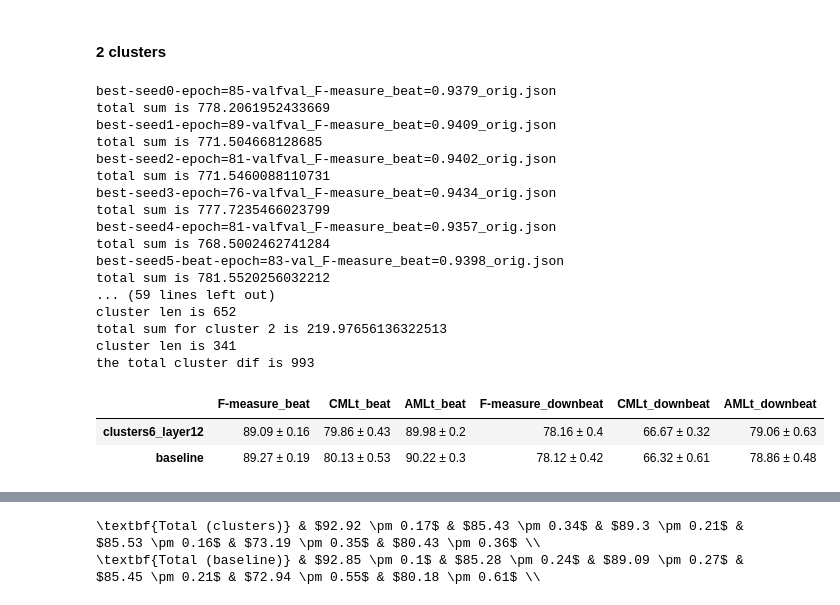
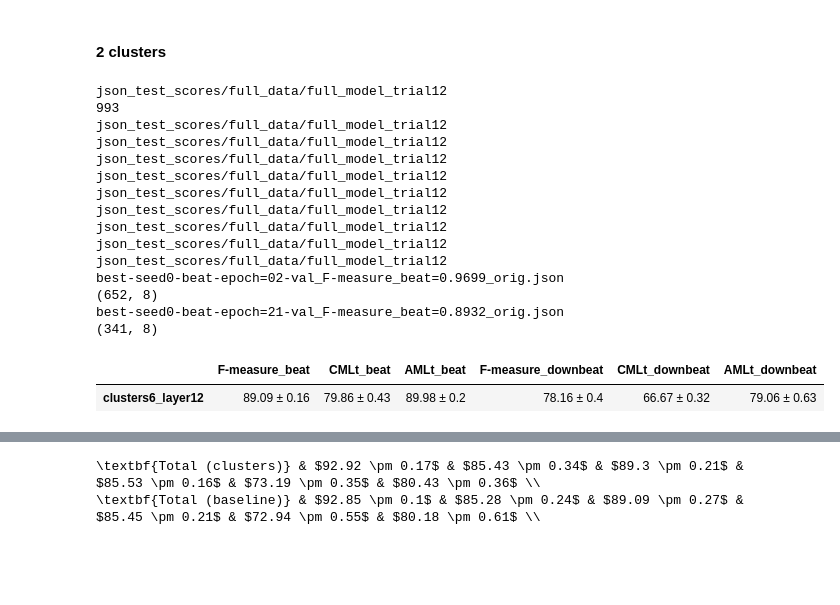
Before and after one commit to PulyaPolya/beat_this, a Jupyter notebook: results_evaluation.ipynb, the cells around one changed output, grey strips where cells are left out. Cells and saved outputs as stored; diff of their text form; code cells hidden in the pictures; blank space fills up the shorter version.

```diff
--- a/results_evaluation.ipynb
+++ b/results_evaluation.ipynb
@@ -309,13 +309,17 @@ import json
 import numpy as np
 # create df of results for the baseline model trained on the
 # full data with a corresponding seed
-def construct_df_full_data (json_path,  seed, rename_columns = None, names = None):
+def construct_df_full_data (json_path,  seed, rename_columns = None, names = None, best = True):
     if names:
         name = names[0]
+        subfolder = "full_data"
     else:
         name = ""
-    folder = os.path.join(json_path, "full_data", name)
-    file_scores = [file for file in os.listdir(folder) if f"best-seed{seed}" in file][0]
+        subfolder = "full_data_intermediate_checkpoints"
+    folder = os.path.join(json_path, subfolder, name)  #
+    print(folder)
+    prefix = f"best-seed{seed}" if best else f"seed_{seed}"
+    file_scores = [file for file in os.listdir(folder) if prefix in file][0]
     #print(file_scores)
     json_file = open(os.path.join(folder, file_scores))
     json1_str = json_file.read()
@@ -418,11 +422,11 @@ def get_total_results (seeds, json_val_path,layer, clusters, ):
     df_result =  pd.concat(df_list, axis=1)
     return df_result
 # %%
-def get_total_results_new(seeds, json_val_path,layer = None, clusters = None, full = False, rename_columns = None, names = None, skip_cluster = [], df_path = None, decimals = 2):
+def get_total_results_new(seeds, json_val_path,layer = None, clusters = None, full = False, rename_columns = None, names = None, skip_cluster = [], df_path = None, decimals = 2, best = True):
     df_list = []
     for seed in seeds:
         if full:
-            df_total = construct_df_full_data (json_val_path, seed=seed, rename_columns=rename_columns, names = names)
+            df_total = construct_df_full_data (json_val_path, seed=seed, rename_columns=rename_columns, names = names, best= best)
             col_down = [col for col in df_total.columns.values if "F-measure_downbeat" in col][0]
             sum_full = df_total[col_down].sum()
             #print(f"total sum is {sum_full}")
@@ -3606,40 +3716,37 @@ def extract_mean(series):
 # %%
 seeds = [0,1,2,3,4,5,6,7,8,9] #1, 2,3,4
 # 47 and 69 are new, 39 and 34 are old
 names =["full_model_trial12", "cluster_1_trial_47", "cluster_2_trial_69"]
 json_path = "json_test_scores"
 df_seeds_mean, df_seeds_std, df_final_baseline = get_total_results_new(seeds = seeds, json_val_path = json_path,
                                                                        full = True, names = names, decimals = 2) #rename_columns="baseline"
 df_seeds_mean, df_seeds_std, df_final_clusters2_layer12 = get_total_results_new(seeds = seeds, json_val_path = json_path, skip_cluster=[],
                                                                                layer = 6, clusters = 2, names = names, df_path="data_cluster_assignments/df_hard_6_2clusters_new.csv", decimals = 2 )
 configs = {
     "clusters6_layer12": df_final_clusters2_layer12,
 
-    "baseline": df_final_baseline
+   # "baseline": df_final_baseline
 }
-final_df = pd.DataFrame(configs).T
-final_df = remove_cemgil(final_df)
+final_df_2 = pd.DataFrame(configs).T
+final_df_2 = remove_cemgil(final_df_2)
 # #final_df["F1average"] = final_df[["F-measure_beat","F-measure_downbeat"]].mean(axis=1).round(3).astype(str)
-final_df
+final_df_2
 #diff_vs_baseline = get_baseliine_diff (final_df , num_trials=1)
 # %% [output]
-best-seed0-epoch=85-valfval_F-measure_beat=0.9379_orig.json
-total sum is 778.2061952433669
-best-seed1-epoch=89-valfval_F-measure_beat=0.9409_orig.json
-total sum is 771.504668128685
-best-seed2-epoch=81-valfval_F-measure_beat=0.9402_orig.json
-total sum is 771.5460088110731
-best-seed3-epoch=76-valfval_F-measure_beat=0.9434_orig.json
-total sum is 777.7235466023799
-best-seed4-epoch=81-valfval_F-measure_beat=0.9357_orig.json
-total sum is 768.5002462741284
-best-seed5-beat-epoch=83-val_F-measure_beat=0.9398_orig.json
-total sum is 781.5520256032212
-... (59 lines left out)
-cluster len is 652
-total sum for cluster 2 is 219.97656136322513
-cluster len is 341
-the total cluster dif is 993
+json_test_scores/full_data/full_model_trial12
+993
+json_test_scores/full_data/full_model_trial12
+json_test_scores/full_data/full_model_trial12
+json_test_scores/full_data/full_model_trial12
+json_test_scores/full_data/full_model_trial12
+json_test_scores/full_data/full_model_trial12
+json_test_scores/full_data/full_model_trial12
+json_test_scores/full_data/full_model_trial12
+json_test_scores/full_data/full_model_trial12
+json_test_scores/full_data/full_model_trial12
+best-seed0-beat-epoch=02-val_F-measure_beat=0.9699_orig.json
+(652, 8)
+best-seed0-beat-epoch=21-val_F-measure_beat=0.8932_orig.json
+(341, 8)
 |  | F-measure_beat | CMLt_beat | AMLt_beat | F-measure_downbeat | CMLt_downbeat | AMLt_downbeat |
 | clusters6_layer12 | 89.09 ± 0.16 | 79.86 ± 0.43 | 89.98 ± 0.2 | 78.16 ± 0.4 | 66.67 ± 0.32 | 79.06 ± 0.63 |
-| baseline | 89.27 ± 0.19 | 80.13 ± 0.53 | 90.22 ± 0.3 | 78.12 ± 0.42 | 66.32 ± 0.61 | 78.86 ± 0.48 |
```
Also changed, not shown: parts of 11 cells of this notebook, 4 other files.
